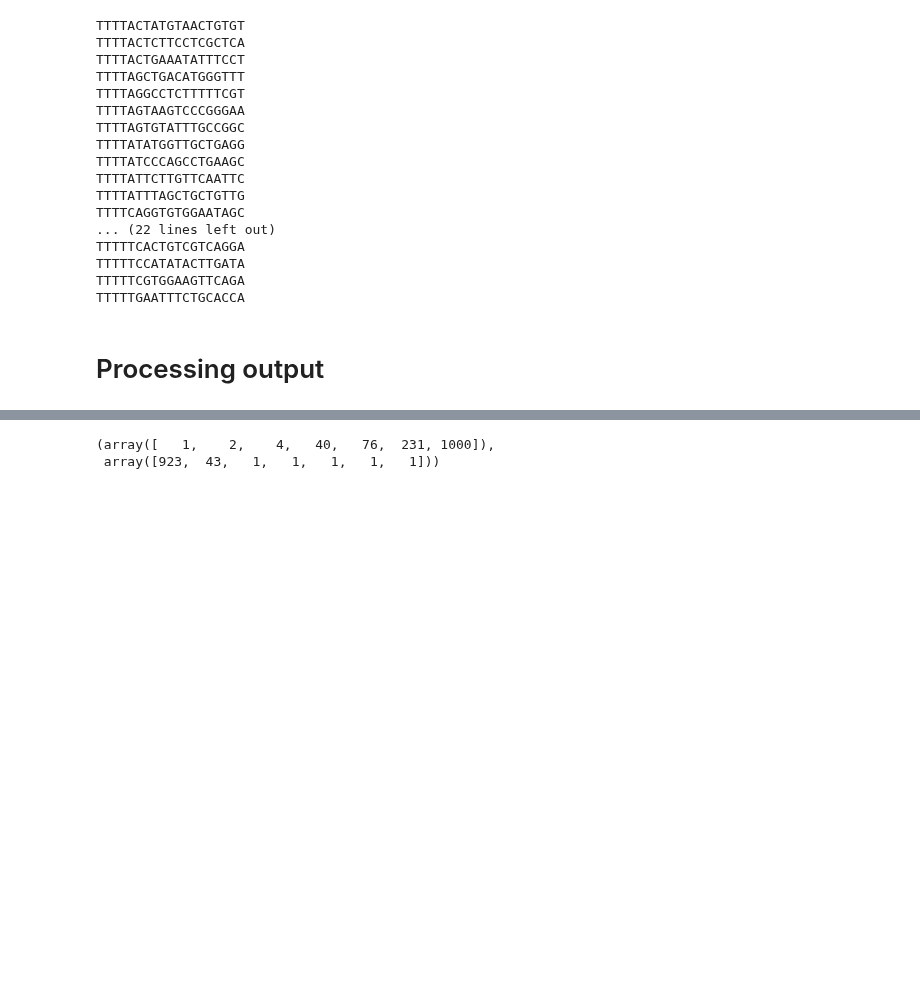
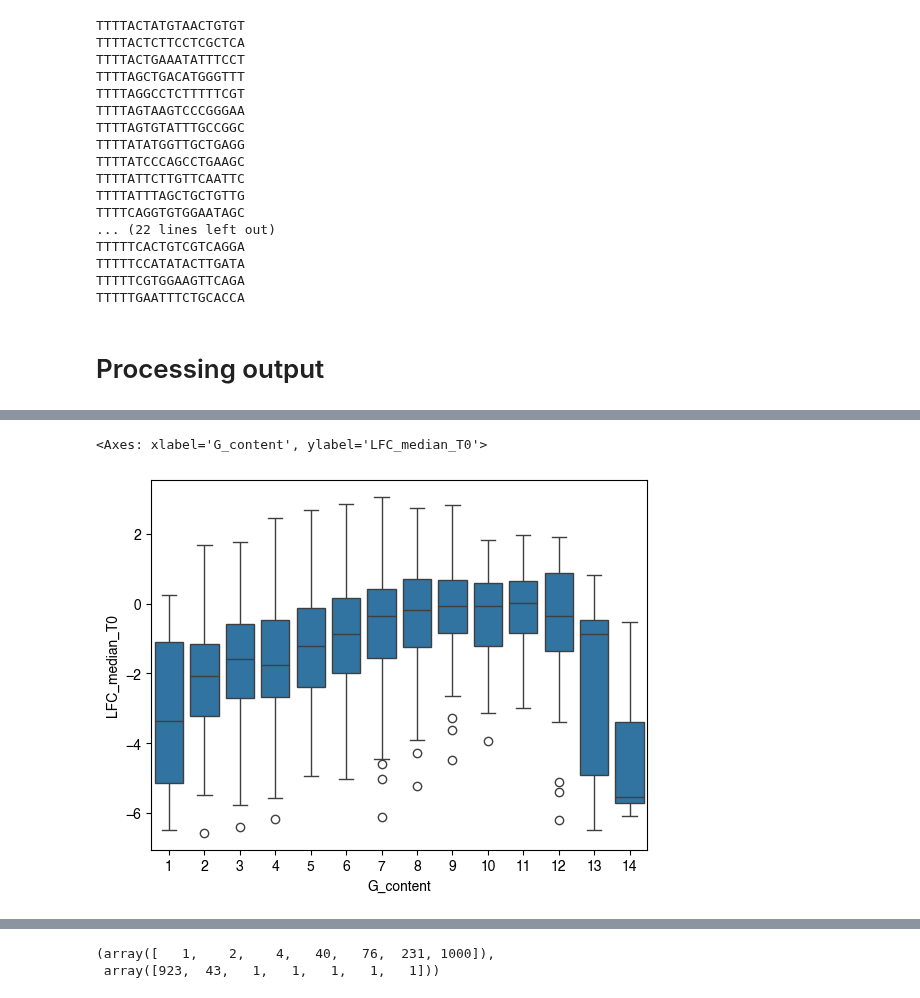
Before and after one commit to samgould2/CDK-BE-mutagenesis, a Jupyter notebook: notebooks/08_off-targets/off_target.ipynb, the cells around one changed output, grey strips where cells are left out. Cells and saved outputs as stored; diff of their text form; code cells hidden in the pictures; blank space fills up the shorter version.

```diff
--- a/notebooks/08_off-targets/off_target.ipynb
+++ b/notebooks/08_off-targets/off_target.ipynb
@@ -78,0 +123,8 @@ b1[b1['Mismatches']==0]
+# %%
+m1['G_content'] = [i.count('G') for i in list(m1['proto_G+19'])]
+m1['A_content'] = [i.count('A') for i in list(m1['proto_G+19'])]
+
+sns.boxplot(data=m1, x='G_content', y='LFC_median_T0')
+# %% [output]
+<Axes: xlabel='G_content', ylabel='LFC_median_T0'>
+[figure, added]
```
Also changed, not shown: parts of 10 cells of this notebook, 5 other files.
